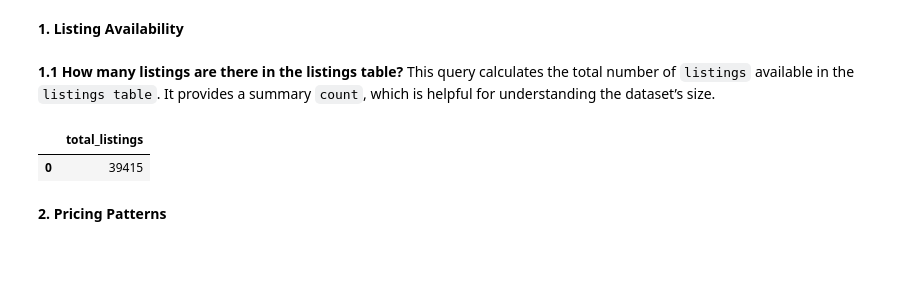
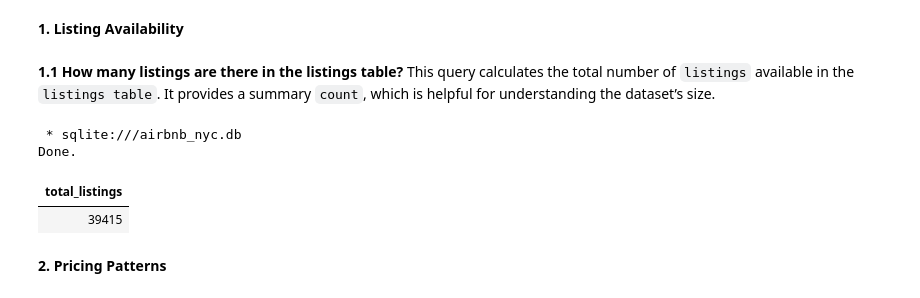
Before and after one commit to HopeMohola/Predict, a Jupyter notebook: Predict Model Solution.ipynb, the cells around one changed output. Saved outputs shown, nothing was run; the diff lists cells and outputs as text; code cells hidden in the pictures; blank space fills up the shorter version.

```diff
--- a/Predict Practicals.ipynb
+++ b/Predict Model Solution.ipynb
@@ -91,16 +185,15 @@ Opened SQLite database with version 3.37.2 successfully.
 **1.1 How many listings are there in the listings table?**
 This query calculates the total number of `listings` available in the `listings table`. It provides a summary `count`, which is helpful for understanding the dataset’s size.
 # %%
-query = """
-        SELECT COUNT(*) AS total_listings
-        FROM listings;"""
-q = pd.read_sql(query, conn)
+%%sql
 
-# Show result
-q.head()
+SELECT COUNT(*) AS total_listings
+FROM listings;
 # %% [output]
+ * sqlite:///airbnb_nyc.db
+Done.
-|  | total_listings |
-| 0 | 39415 |
+| total_listings |
+| 39415 |
 # %% [markdown]
 **2. Pricing Patterns**
 # %% [markdown]
```
Also changed, not shown: parts of 18 cells of this notebook.
